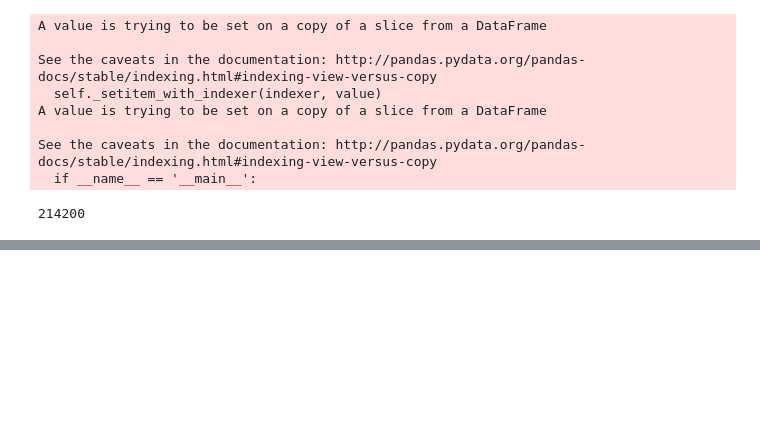
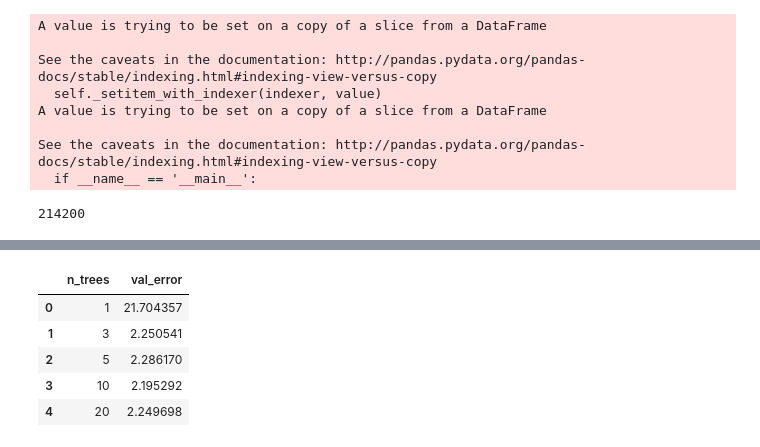
Before and after one commit to Fenil3510/Summer_Kernels, a Jupyter notebook: Future_Sales/Prediction_Zone.ipynb, the cells around one changed output, grey strips where cells are left out. Cells and saved outputs as stored; diff of their text form; code cells hidden in the pictures; blank space fills up the shorter version.

```diff
--- a/Future_Sales/Prediction_Zone.ipynb
+++ b/Future_Sales/Prediction_Zone.ipynb
@@ -327,0 +418,9 @@ fake_test5
+# %%
+for_plot
+# %% [output]
+|  | n_trees | val_error |
+| 0 | 1 | 21.704357 |
+| 1 | 3 | 2.250541 |
+| 2 | 5 | 2.286170 |
+| 3 | 10 | 2.195292 |
+| 4 | 20 | 2.249698 |
```
Also changed, not shown: parts of 36 cells of this notebook.
